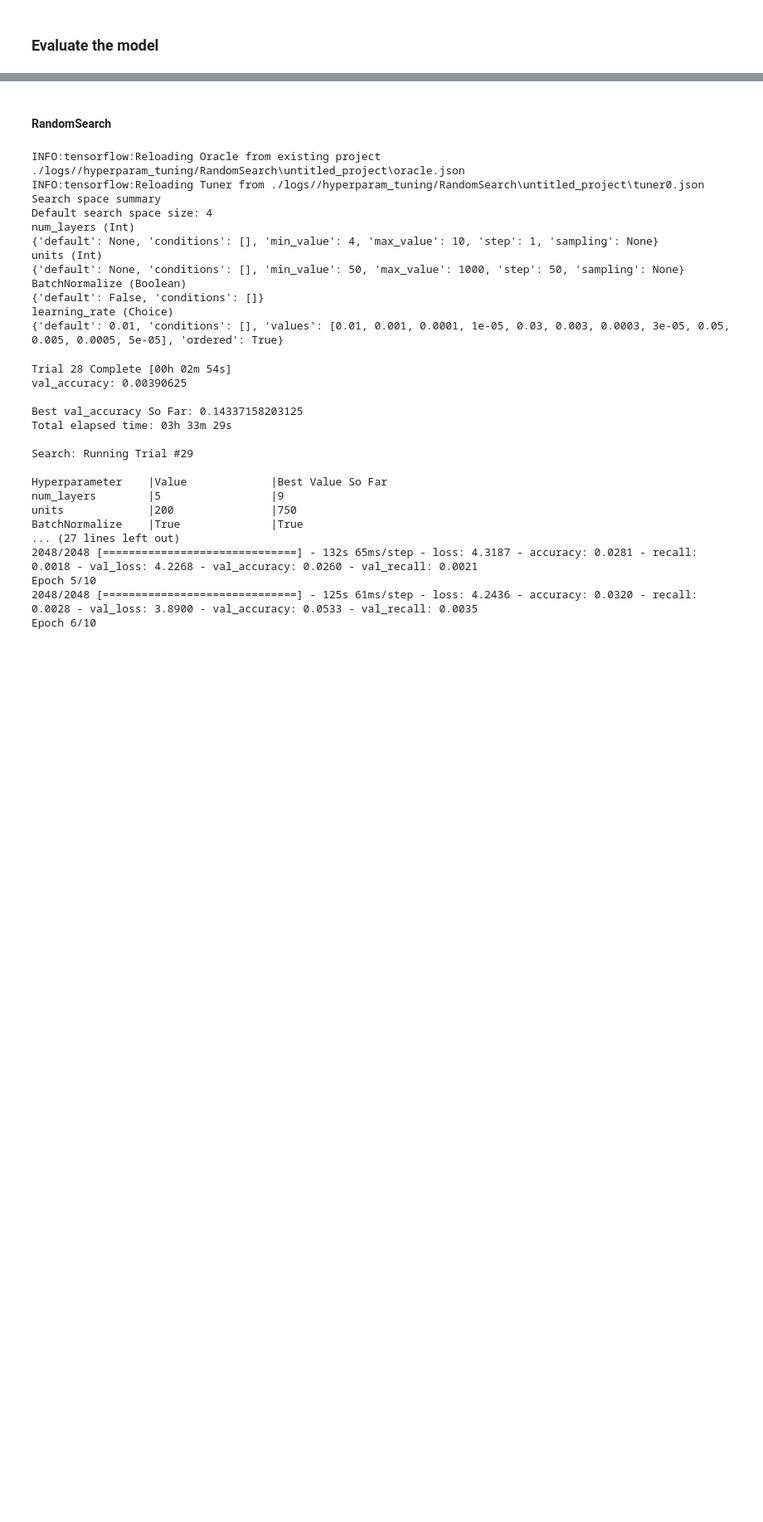
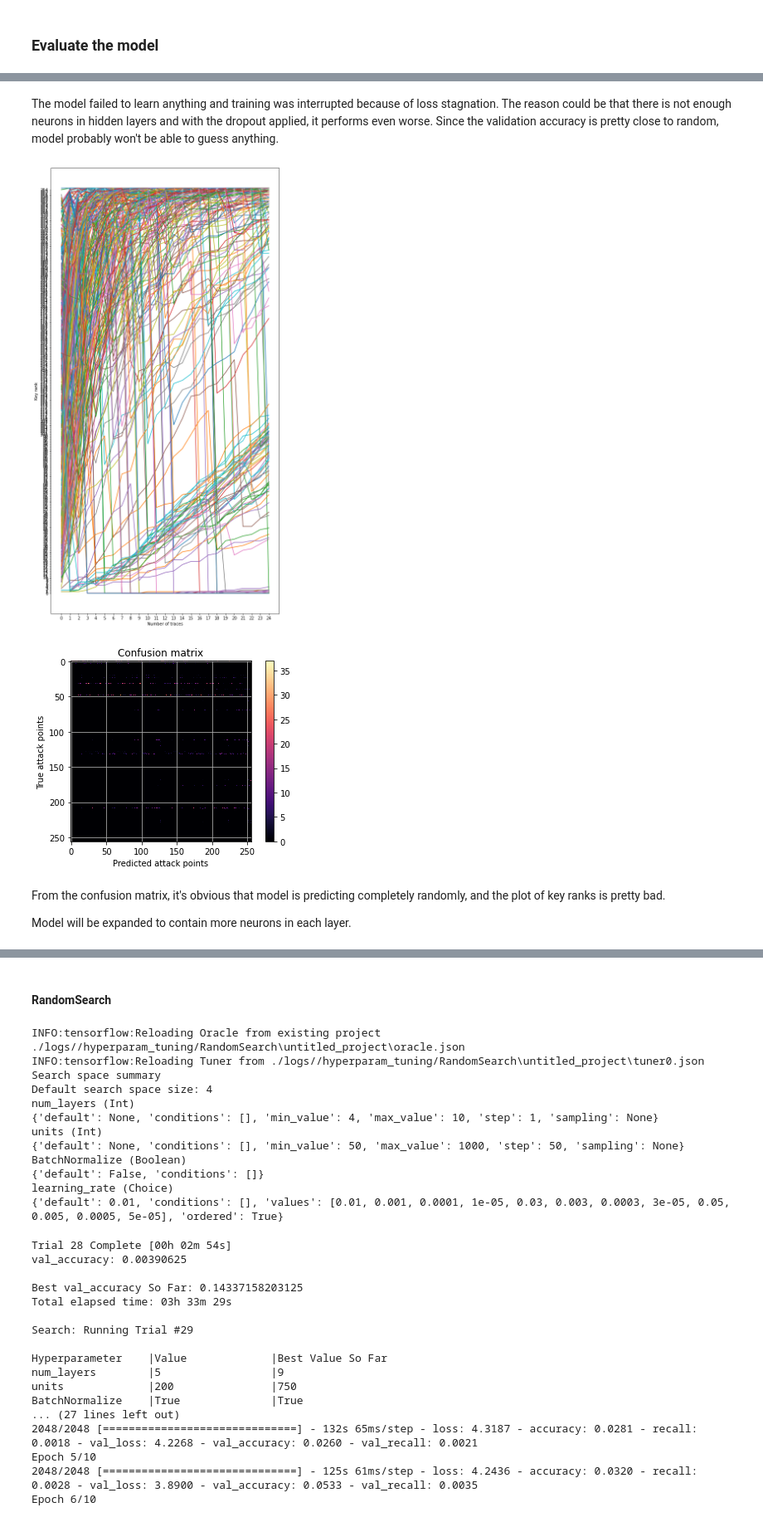
Before and after one commit to rubidijum/MachineLearningSCA, a Jupyter notebook: 1_0_SCA_MLP.ipynb, the cells around one changed output, grey strips where cells are left out. Shown at 83% size. Saved outputs shown, nothing was run; the diff lists cells and outputs as text; code cells hidden in the pictures; blank space fills up the shorter version.

```diff
--- a/1_0_SCA_MLP.ipynb
+++ b/1_0_SCA_MLP.ipynb
@@ -475,0 +526,11 @@ def build_model(hp):
+# %% [markdown]
+The model failed to learn anything and training was interrupted because of loss stagnation. The reason could be that there is not enough neurons in hidden layers and with the dropout applied, it performs even worse. Since the validation accuracy is pretty close to random, model probably won't be able to guess anything.
+# %%
+dropout_trainer.evaluate_model(MLP_dropout, dataset, attack_byte=ATTACK_BYTE, traces_per_chunk=25, verbose=0)
+# %% [output]
+[figure, added]
+[figure, added]
+# %% [markdown]
+From the confusion matrix, it's obvious that model is predicting completely randomly, and the plot of key ranks is pretty bad.
+
+Model will be expanded to contain more neurons in each layer.
```
Also changed, not shown: parts of 172 cells of this notebook, 1 other file.
